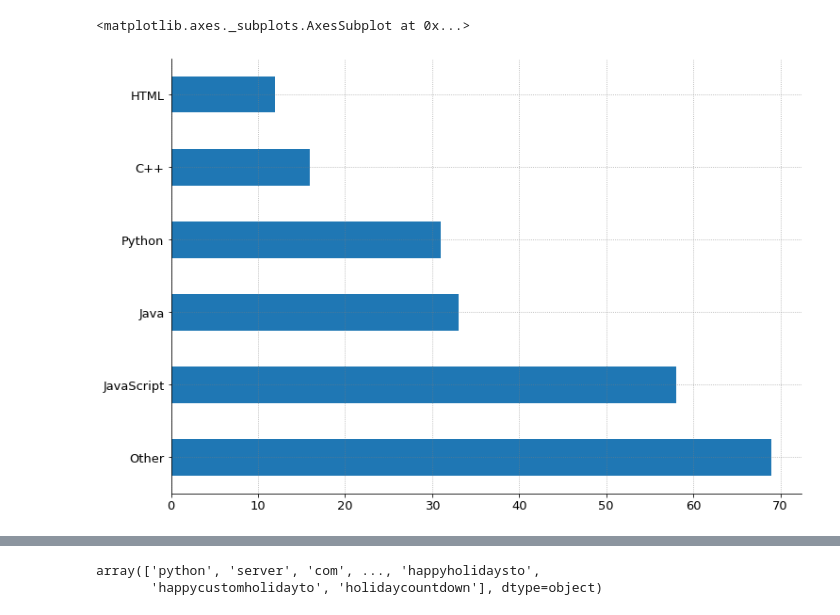
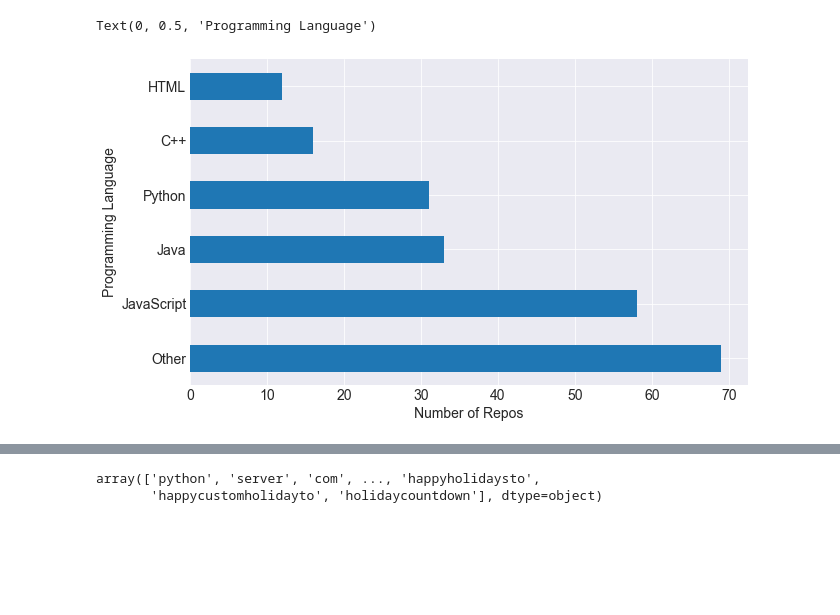
Before and after one commit to The-Tree-Muskeeters/git-language, a Jupyter notebook: nlp_project_ravinder.ipynb, the cells around one changed output, grey strips where cells are left out. Cells and saved outputs as stored; diff of their text form; code cells hidden in the pictures; blank space fills up the shorter version.

```diff
--- a/nlp_project_ravinder.ipynb
+++ b/nlp_project_ravinder.ipynb
@@ -19,9 +26,15 @@ from wordcloud import WordCloud
 import nltk
 from sklearn.neighbors import KNeighborsClassifier
 from sklearn.ensemble import RandomForestClassifier
+from sklearn.tree import DecisionTreeClassifier
 import warnings
 warnings.filterwarnings('ignore')
-import logistic_regression_util
+
 from sklearn.feature_extraction.text import CountVectorizer
 from sklearn.naive_bayes import MultinomialNB
 from sklearn.naive_bayes import BernoulliNB
+from scipy import stats
+
+plt.rc('figure', figsize=(10, 6))
+plt.rc('font', size=14)
+plt.style.use('seaborn-darkgrid')
@@ -112,3 +134,6 @@ df = df.reset_index(drop = True)
+# %%
+# The function 'other' keeps only certain languages and categorized the others as "Others"
+df.language = df.language.apply(prepare_r.other)
 # %%
 df.language.value_counts()
 # %% [output]
@@ -150,4 +146,0 @@ Name: language, dtype: int64
-# %%
-df['language'] = df.language.replace(['PHP','Shell','Kotlin','Vue','ApacheConf','Jupyter Notebook','R','Groovy',\
-                                      'Kotlin','Scala','Rust', 'Swift','C#','Dart','Ruby','Objective-C','PowerShell','TeX',\
-                                     'C', 'CSS', 'TypeScript', 'Go'], 'Other')
@@ -164,6 +147,8 @@ Name: language, dtype: int64
 # %%
 # bar plot showing repo counts by language
 df.language.value_counts().plot.barh()
+plt.xlabel('Number of Repos')
+plt.ylabel('Programming Language')
 # %% [output]
-<matplotlib.axes._subplots.AxesSubplot at 0x...>
+Text(0, 0.5, 'Programming Language')
-[figure, old version]
+[figure, new version]
```
Also changed, not shown: parts of 94 cells of this notebook.
